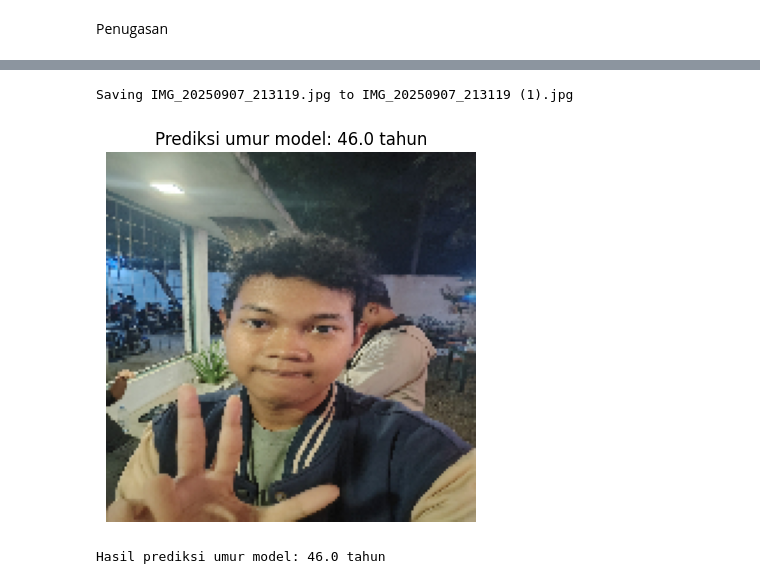
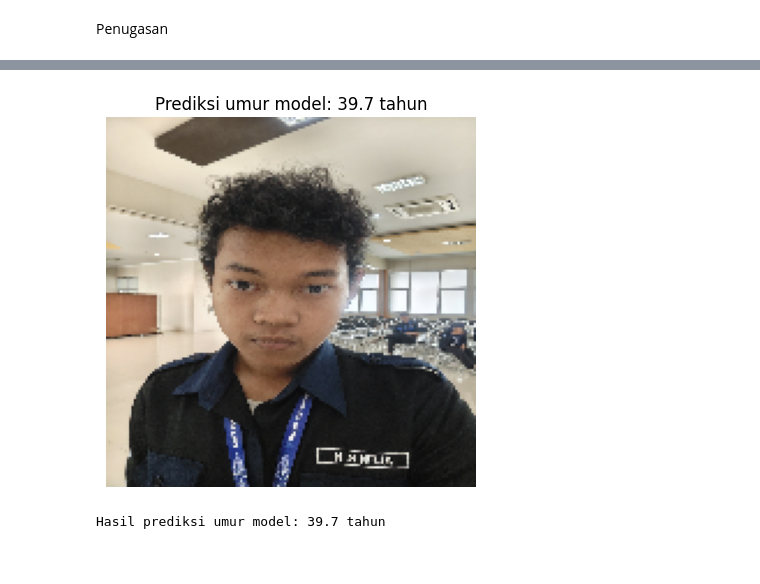
Before and after one commit to Algaray02/Visi_Komputer_TI-2A_05, a Jupyter notebook: Jobsheet 3/Jobsheet_3_VC.ipynb, the cells around one changed output, grey strips where cells are left out. Drawn from its saved outputs; the diff is of its cells as text; code cells hidden in the pictures.

```diff
--- a/Jobsheet 3/Jobsheet_3_VC.ipynb
+++ b/Jobsheet 3/Jobsheet_3_VC.ipynb
@@ -476,8 +538,8 @@ import os
 from PIL import Image
 
 # Muat CSV
-df = pd.read_csv('/content/paw/train.csv')
-df['path'] = df['Id'].apply(lambda x: f"/content/paw/train/{x}.jpg")
+df = pd.read_csv('paw/train.csv')
+df['path'] = df['Id'].apply(lambda x: f"paw/train/{x}.jpg")
 print(df.head())
 
 # Tampilkan 12 contoh gambar
@@ -741,15 +789,13 @@ plt.show()
 # %% [markdown]
 Penugasan
 # %%
-from google.colab import files
 import tensorflow as tf
 import matplotlib.pyplot as plt
 from tensorflow.keras.applications.mobilenet_v2 import preprocess_input
 import numpy as np
 
-# Upload foto pribadi
-uploaded = files.upload()
-filename = list(uploaded.keys())[0]
+
+filename = "alfin.jpg"
 
 # Baca dan proses gambar
 img = tf.io.read_file(filename)
@@ -775,6 +820,5 @@ print(f"Hasil prediksi umur model: {pred_age:.1f} tahun")
+[figure, new version]
-Saving IMG_20250907_213119.jpg to IMG_20250907_213119 (1).jpg
+Hasil prediksi umur model: 39.7 tahun
-[figure, old version]
-Hasil prediksi umur model: 46.0 tahun
 # %%
 from google.colab import files
 import tensorflow as tf
```
Also changed, not shown: parts of 19 cells of this notebook, 13 other files.
